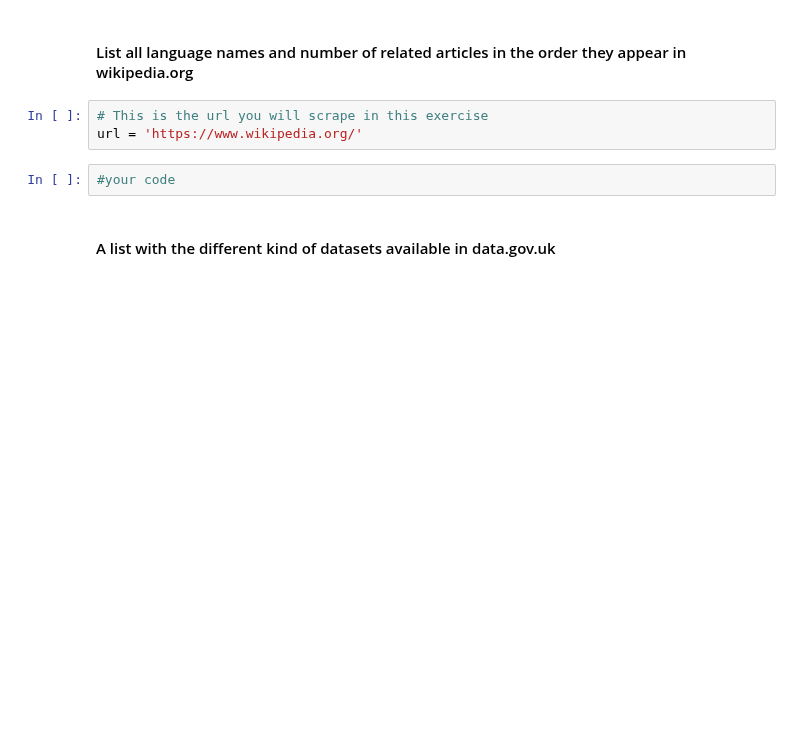
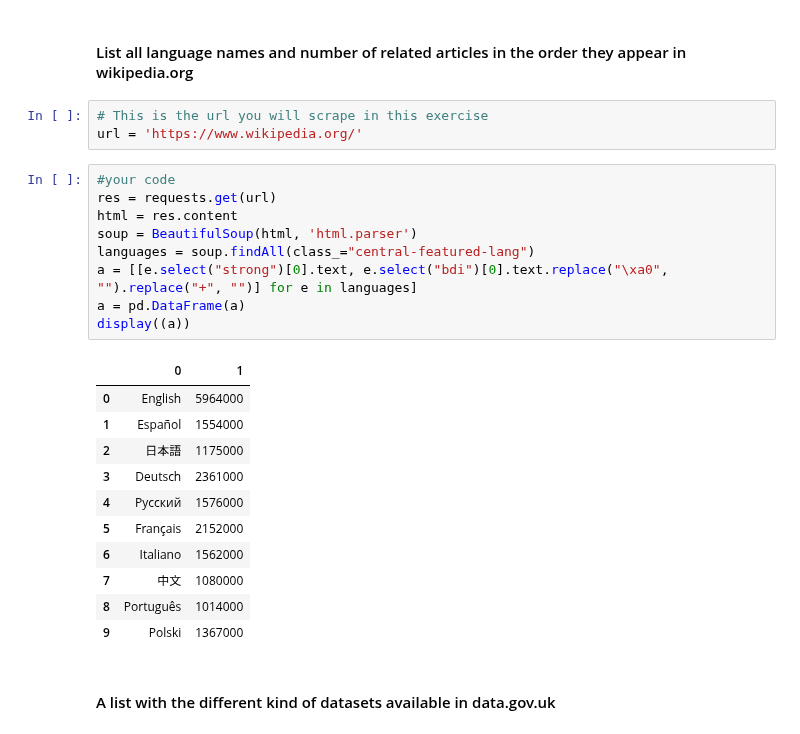
Before and after one commit to ironhack-datalabs/datamad1019, a Jupyter notebook: module-1/lab-web-scraping/your-code/main.ipynb, the cells around one changed output. Cells and saved outputs as stored; diff of their text form; blank space fills up the shorter version.

```diff
--- a/module-1/lab-web-scraping/your-code/main.ipynb
+++ b/module-1/lab-web-scraping/your-code/main.ipynb
@@ -330,8 +340,27 @@ url = 'https://twitter.com/'
 # %%
 # This is the url you will scrape in this exercise
 url = 'https://www.wikipedia.org/'
-# %%
-#your code
+# %%
+#your code
+res = requests.get(url)
+html = res.content
+soup = BeautifulSoup(html, 'html.parser')
+languages = soup.findAll(class_="central-featured-lang")
+a = [[e.select("strong")[0].text, e.select("bdi")[0].text.replace("\xa0", "").replace("+", "")] for e in languages]
+a = pd.DataFrame(a)
+display((a))
+# %% [output]
+|  | 0 | 1 |
+| 0 | English | 5964000 |
+| 1 | Español | 1554000 |
+| 2 | 日本語 | 1175000 |
+| 3 | Deutsch | 2361000 |
+| 4 | Русский | 1576000 |
+| 5 | Français | 2152000 |
+| 6 | Italiano | 1562000 |
+| 7 | 中文 | 1080000 |
+| 8 | Português | 1014000 |
+| 9 | Polski | 1367000 |
 # %% [markdown]
 #### A list with the different kind of datasets available in data.gov.uk
 # %%
```
Also changed, not shown: parts of 10 cells of this notebook.
